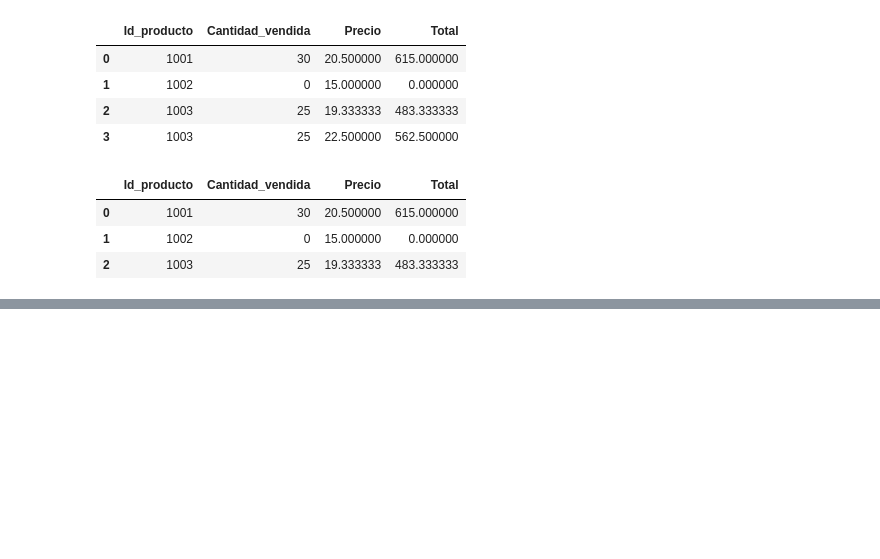
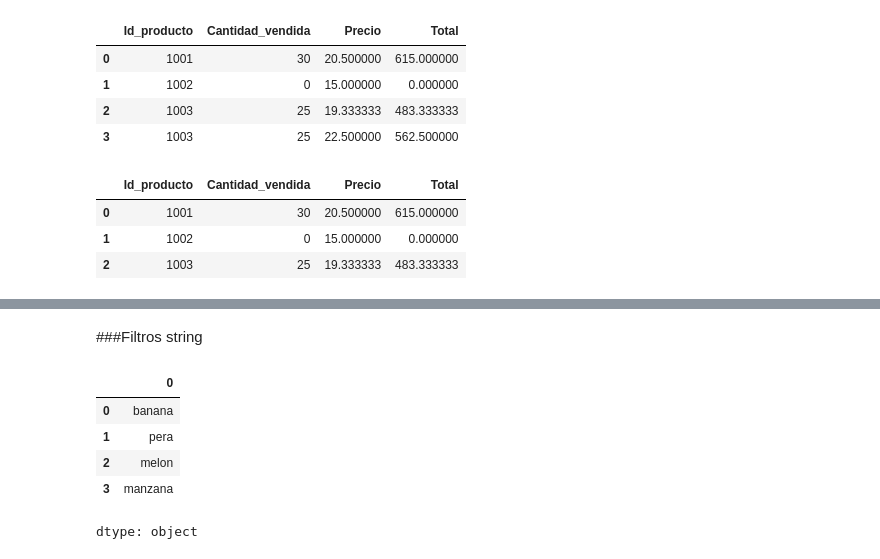
Before and after one commit to MyAppsTest/ciencia_datos_udemy_fg, a Jupyter notebook: CienciaDeDatos_con_Federico.ipynb, the cells around one changed output, grey strips where cells are left out. Saved outputs shown, nothing was run; the diff lists cells and outputs as text; code cells hidden in the pictures; blank space fills up the shorter version.

```diff
--- a/CienciaDeDatos_con_Federico.ipynb
+++ b/CienciaDeDatos_con_Federico.ipynb
@@ -292,0 +329,13 @@ df_unicos
+# %% [markdown]
+###Filtros string
+# %%
+serie2 = pd.Series(["banana", "pera", "melon", "manzana"])
+# %%
+serie2
+# %% [output]
+|  | 0 |
+| 0 | banana |
+| 1 | pera |
+| 2 | melon |
+| 3 | manzana |
+dtype: object
```
Also changed, not shown: parts of 21 cells of this notebook.
